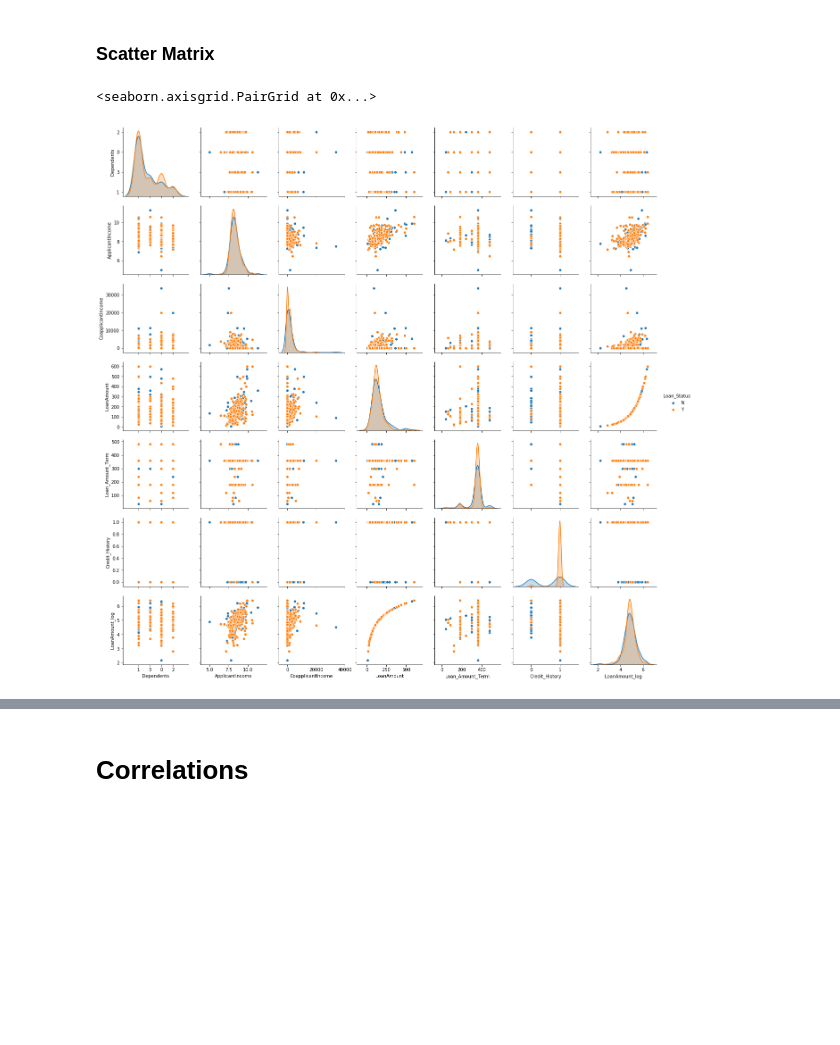
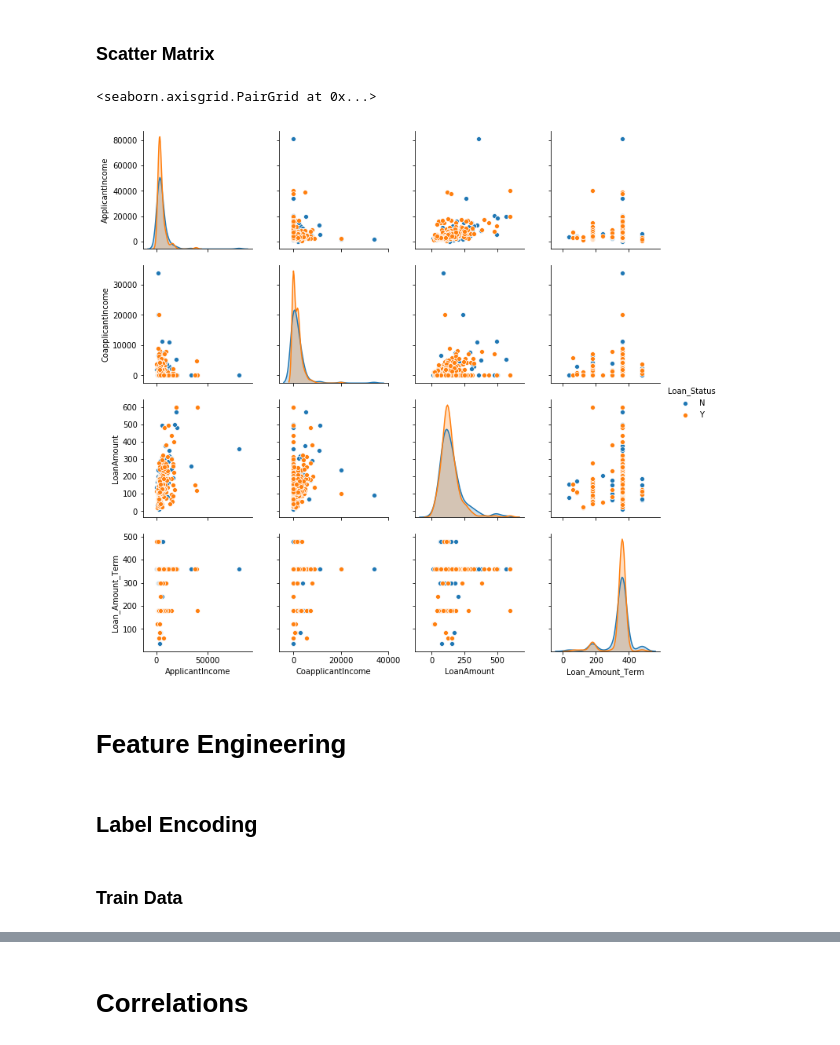
Before and after one commit to NicolasVILLETTE/loan_prediction, a Jupyter notebook: loan_prediction.ipynb, the cells around one changed output, grey strips where cells are left out. Cells and saved outputs as stored; diff of their text form; code cells hidden in the pictures; blank space fills up the shorter version.

```diff
--- a/loan_prediction.ipynb
+++ b/loan_prediction.ipynb
@@ -141,5 +144,8 @@ train.dropna(inplace=True)
 # %%
 train['Dependents'] = train['Dependents'].str.replace("+","")
 test['Dependents'] = test['Dependents'].str.replace("+","")
+# %%
+train = train.drop(['Loan_ID'], axis=1)
+test = test.drop(['Loan_ID'], axis=1)
 # %% [markdown]
 # Extreme Values
@@ -193,8 +152,8 @@ train = train[(train['Credit_History'] > lower_bound) & (train['Credit_History']
 # %% [markdown]
 ## Log Transformation
 # %%
-train['LoanAmount_log'] = np.log(train['LoanAmount'])
-train['ApplicantIncome'] = np.log(train['ApplicantIncome'])
+#train['LoanAmount_log'] = np.log(train['LoanAmount'])
+#train['ApplicantIncome'] = np.log(train['ApplicantIncome'])
 #train['CoapplicantIncome'] = np.log(train['CoapplicantIncome'])
 # %% [markdown]
 # Categorical Features Analysis
@@ -292,7 +251,14 @@ sns.barplot(x = "Credit_History",
 # %% [markdown]
 ### Scatter Matrix
 # %%
-sns.pairplot(train, hue = 'Loan_Status')
+pairplot_cols =["ApplicantIncome","CoapplicantIncome","LoanAmount","Loan_Amount_Term", "Loan_Status"]
+sns.pairplot(train[pairplot_cols], hue = 'Loan_Status')
 # %% [output]
 <seaborn.axisgrid.PairGrid at 0x...>
-[figure, old version]
+[figure, new version]
+# %% [markdown]
+# Feature Engineering
+# %% [markdown]
+## Label Encoding
+# %% [markdown]
+###  Train Data
```
Also changed, not shown: parts of 38 cells of this notebook.
